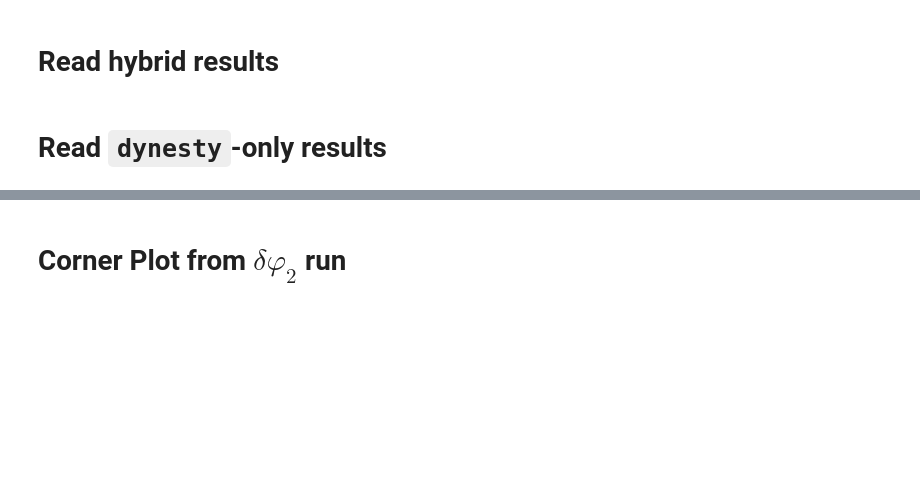
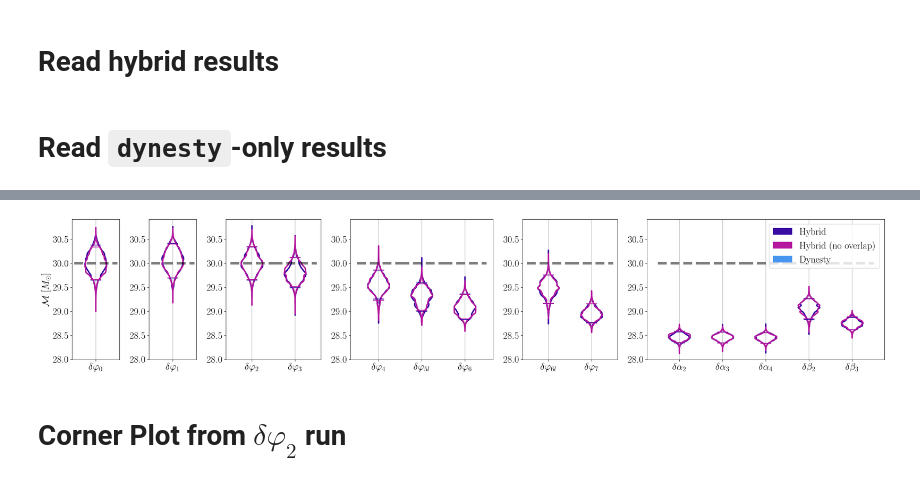
Before and after one commit to noahewolfe/tgr-hybrid-sampling, a Jupyter notebook: high-snr-injection.ipynb, the cells around one changed output, grey strips where cells are left out. Drawn from its saved outputs; the diff is of its cells as text; code cells hidden in the pictures; blank space fills up the shorter version.

```diff
--- a/high-snr-injection.ipynb
+++ b/high-snr-injection.ipynb
@@ -173,3 +99,7 @@ plt.tight_layout()
+# %%
+fig, axes = violinplot(dpi_runs, "chirp_mass", chirp_mass, r"$\mathcal{M}$ [$M_{\odot}$]", "Dynesty", square_y=False, share_y=True, fig_kwargs=dict(figsize=(25,5)) )
+# %% [output]
+[figure, added]
 # %% [markdown]
 # Corner Plot from $\delta \varphi_2$ run
 # %%
```
Also changed, not shown: parts of 11 cells of this notebook, 1 other file.
